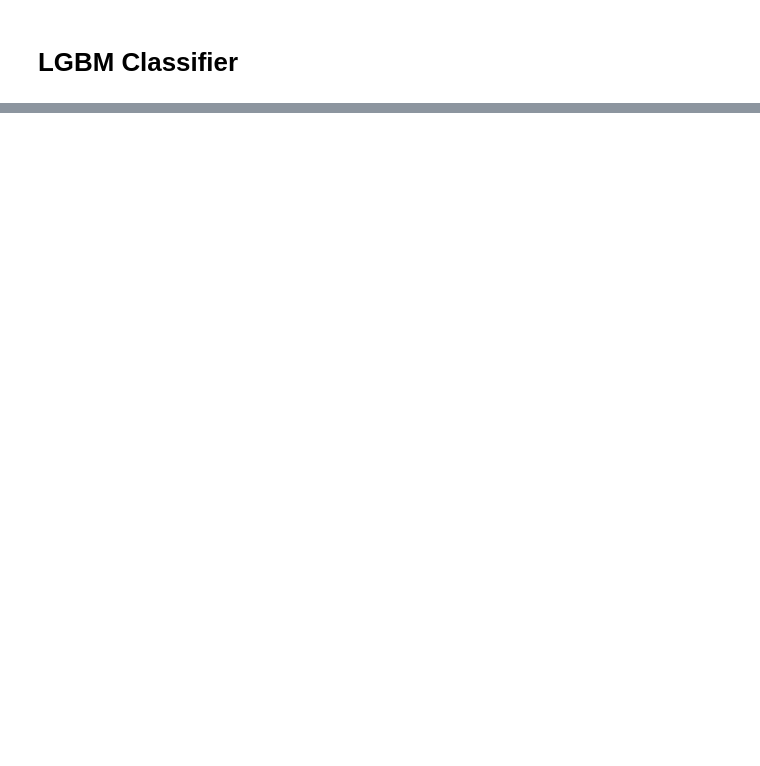
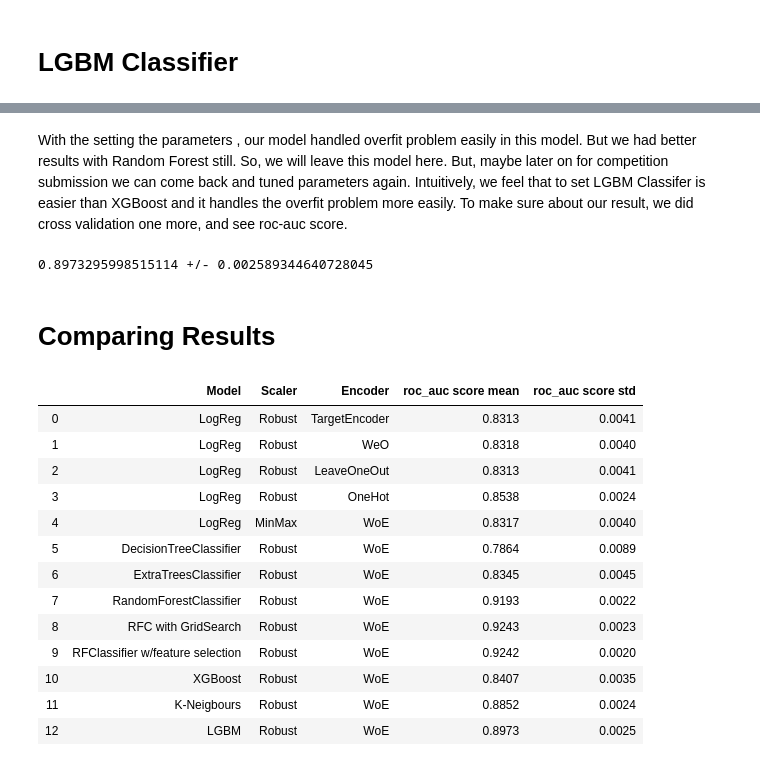
Before and after one commit to ezgigm/Project3_TanzanianWaterWell_Status_Prediction, a Jupyter notebook: STEP2_Modeling.ipynb, the cells around one changed output, grey strips where cells are left out. Saved outputs shown, nothing was run; the diff lists cells and outputs as text; code cells hidden in the pictures; blank space fills up the shorter version.

```diff
--- a/STEP2_Modeling.ipynb
+++ b/STEP2_Modeling.ipynb
@@ -518,7 +521,7 @@ print(scores.mean(), "+/-", scores.std())
 0.9243196643217907 +/- 0.0023412211439206173
 # %%
 df_results = df_results.append({       # results written in dataframe
-     "Model": 'RandomForestClassifier' ,
+     "Model": 'RFC with GridSearch' ,
       "Scaler": 'Robust' ,
        'Encoder' : 'WoE',
                 'roc_auc score mean' : 0.9243,
@@ -655,0 +753,7 @@ Feature ranking:
+# %%
+df_results = df_results.append({       # results written in dataframe
+     "Model": 'XGBoost' ,
+      "Scaler": 'Robust' ,
+       'Encoder' : 'WoE',
+                'roc_auc score mean' : 0.8407,
+                    'roc_auc score std' : 0.0035}, ignore_index=True)
@@ -749,0 +774,7 @@ plt.show()
+# %%
+df_results = df_results.append({       # results written in dataframe
+     "Model": 'K-Neigbours' ,
+      "Scaler": 'Robust' ,
+       'Encoder' : 'WoE',
+                'roc_auc score mean' : 0.8852,
+                    'roc_auc score std' : 0.0024}, ignore_index=True)
@@ -779 +824,35 @@ plt.show()
 [figure]
+# %% [markdown]
+With the setting the parameters , our model handled overfit problem easily in this model. But we had better results with Random Forest still. So, we will leave this model here. But, maybe later on for competition submission we can come back and tuned parameters again. Intuitively, we feel that to set LGBM Classifer is easier than XGBoost and it handles the overfit problem more easily. To make sure about our result, we did cross validation one more, and see roc-auc score.
+# %%
+pipe = make_pipeline(preprocessor,lgbm)
+scores = cross_val_score(pipe, X, y, cv=5, scoring='roc_auc')
+print(scores.mean(), "+/-", scores.std())
+# %% [output]
+0.8973295998515114 +/- 0.002589344640728045
+# %%
+df_results = df_results.append({       # results written in dataframe
+     "Model": 'LGBM' ,
+      "Scaler": 'Robust' ,
+       'Encoder' : 'WoE',
+                'roc_auc score mean' : 0.8973,
+                    'roc_auc score std' : 0.0025}, ignore_index=True)
+# %% [markdown]
+# Comparing Results
+# %%
+df_results
+# %% [output]
+|  | Model | Scaler | Encoder | roc_auc score mean | roc_auc score std |
+| 0 | LogReg | Robust | TargetEncoder | 0.8313 | 0.0041 |
+| 1 | LogReg | Robust | WeO | 0.8318 | 0.0040 |
+| 2 | LogReg | Robust | LeaveOneOut | 0.8313 | 0.0041 |
+| 3 | LogReg | Robust | OneHot | 0.8538 | 0.0024 |
+| 4 | LogReg | MinMax | WoE | 0.8317 | 0.0040 |
+| 5 | DecisionTreeClassifier | Robust | WoE | 0.7864 | 0.0089 |
+| 6 | ExtraTreesClassifier | Robust | WoE | 0.8345 | 0.0045 |
+| 7 | RandomForestClassifier | Robust | WoE | 0.9193 | 0.0022 |
+| 8 | RFC with GridSearch | Robust | WoE | 0.9243 | 0.0023 |
+| 9 | RFClassifier w/feature selection | Robust | WoE | 0.9242 | 0.0020 |
+| 10 | XGBoost | Robust | WoE | 0.8407 | 0.0035 |
+| 11 | K-Neigbours | Robust | WoE | 0.8852 | 0.0024 |
+| 12 | LGBM | Robust | WoE | 0.8973 | 0.0025 |
```
Also changed, not shown: parts of 78 cells of this notebook.
